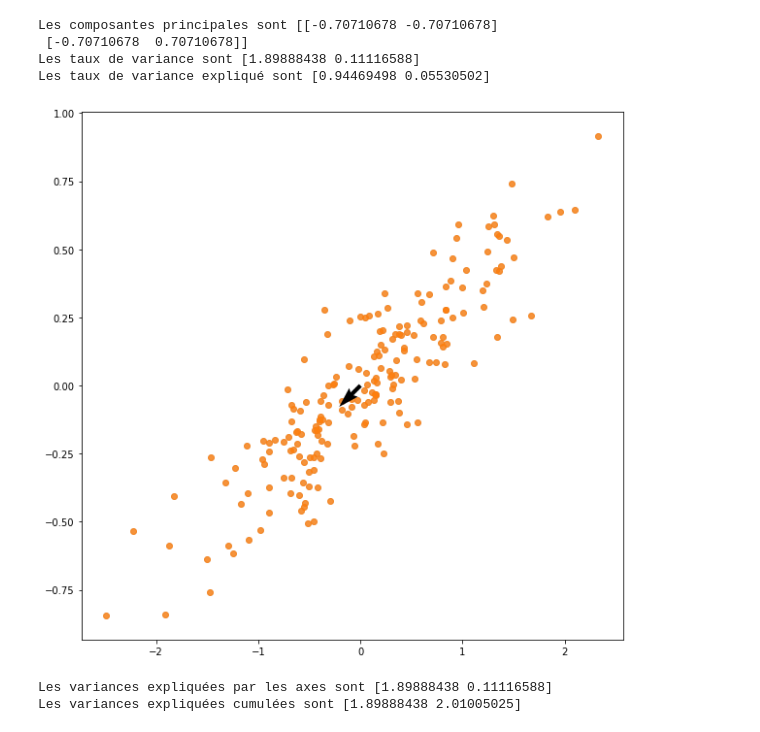
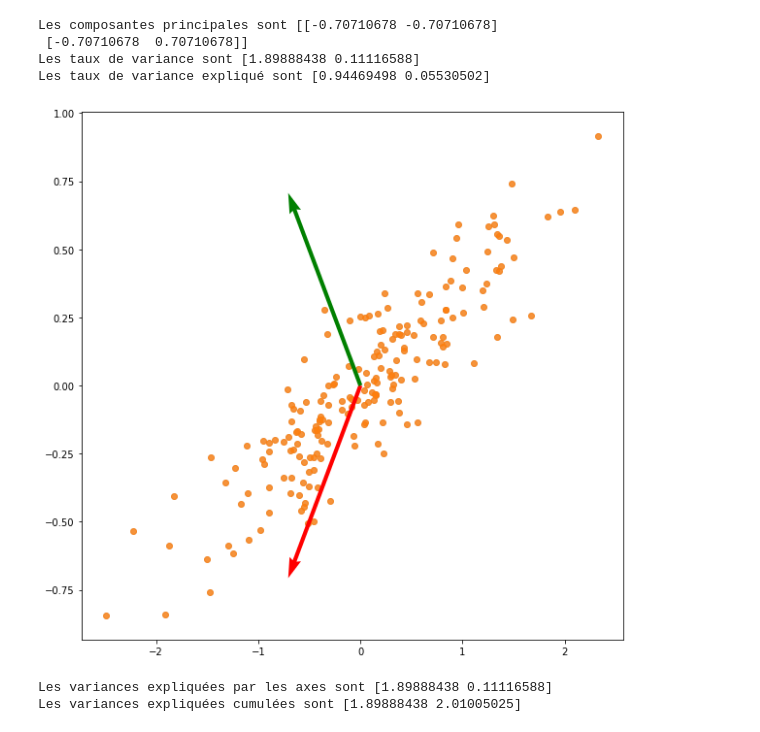
Before and after one commit to Mascode-Dev/DATA-A3, a Jupyter notebook: TD3-4.ipynb, the cells around one changed output. Drawn from its saved outputs; the diff is of its cells as text; code cells hidden in the pictures.

```diff
--- a/TD3-4.ipynb
+++ b/TD3-4.ipynb
@@ -106,12 +133,14 @@ Les taux de variance expliqué sont [0.94469498 0.05530502]
 # %%
 plt.figure(figsize=(10, 10))
 plt.scatter(data[:, 0], data[:, 1], alpha=0.2)
 plt.scatter(pca.inverse_transform(pca.transform(data))[:, 0], pca.inverse_transform(pca.transform(data))[:, 1], alpha=0.8)
-plt.quiver(pca.mean_[0], pca.mean_[1], pca.components_[0, 0], pca.components_[0, 1])
+#plt.quiver(pca.mean_[0], pca.mean_[1], pca.components_[0, 0], pca.components_[0, 1])
+plt.quiver(pca.mean_[0], pca.mean_[1], pca.components_[0, 0], pca.components_[0, 1], angles='xy', scale_units='xy', scale=1, color='r', label='Principal Component 1')
+plt.quiver(pca.mean_[0], pca.mean_[1], pca.components_[1, 0], pca.components_[1, 1], angles='xy', scale_units='xy', scale=1, color='g', label='Principal Component 2')
 
 plt.show()
 # %% [output]
-[figure, old version]
+[figure, new version]
 # %%
 
 explained_variance = pca.explained_variance_
```
Also changed, not shown: parts of 33 cells of this notebook, 1 other file.
